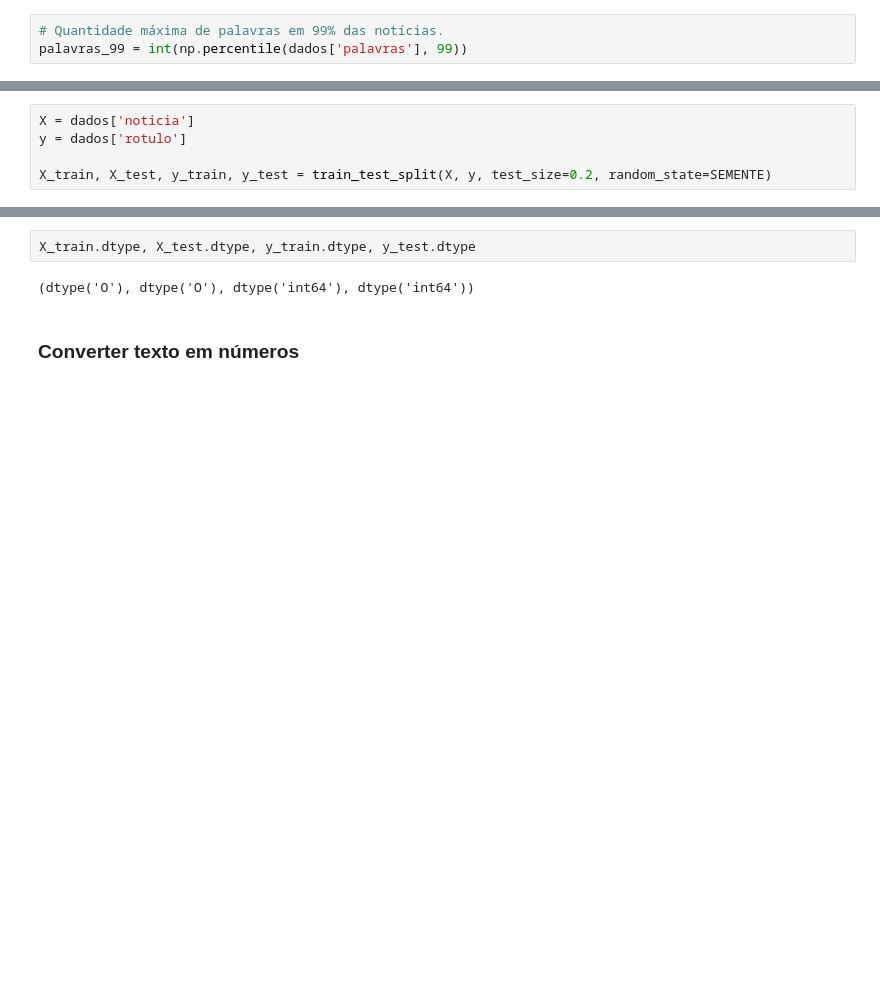
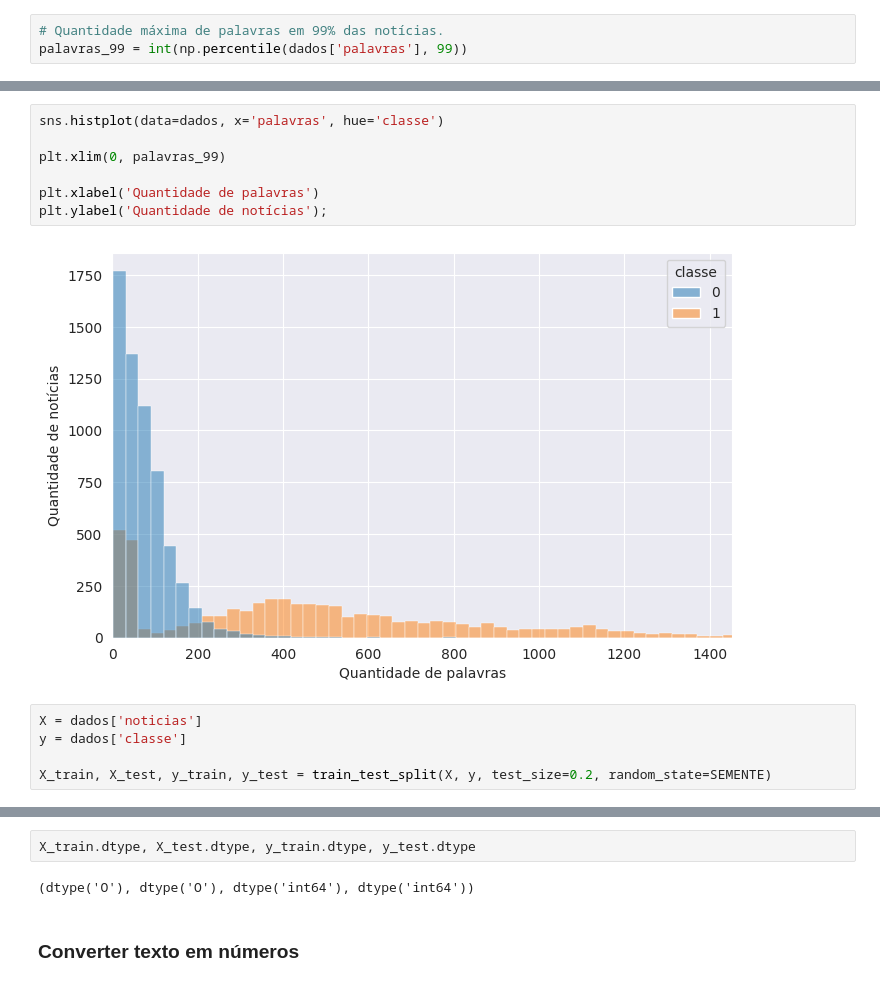
Before and after one commit to flohmannjr/TCC530, a Jupyter notebook: TCC530_Dados.ipynb, the cells around one changed output, grey strips where cells are left out. Drawn from its saved outputs; the diff is of its cells as text; blank space fills up the shorter version.

```diff
--- a/TCC530_Dados.ipynb
+++ b/TCC530_Dados.ipynb
@@ -107,6 +113,15 @@ plt.ylabel('Quantidade de notícias');
+# %%
+sns.histplot(data=dados, x='palavras', hue='classe')
+
+plt.xlim(0, palavras_99)
+
+plt.xlabel('Quantidade de palavras')
+plt.ylabel('Quantidade de notícias');
+# %% [output]
+[figure, added]
 # %%
-X = dados['noticia']
-y = dados['rotulo']
+X = dados['noticias']
+y = dados['classe']
 
 X_train, X_test, y_train, y_test = train_test_split(X, y, test_size=0.2, random_state=SEMENTE)
 # %%
```
Also changed, not shown: parts of 19 cells of this notebook.
